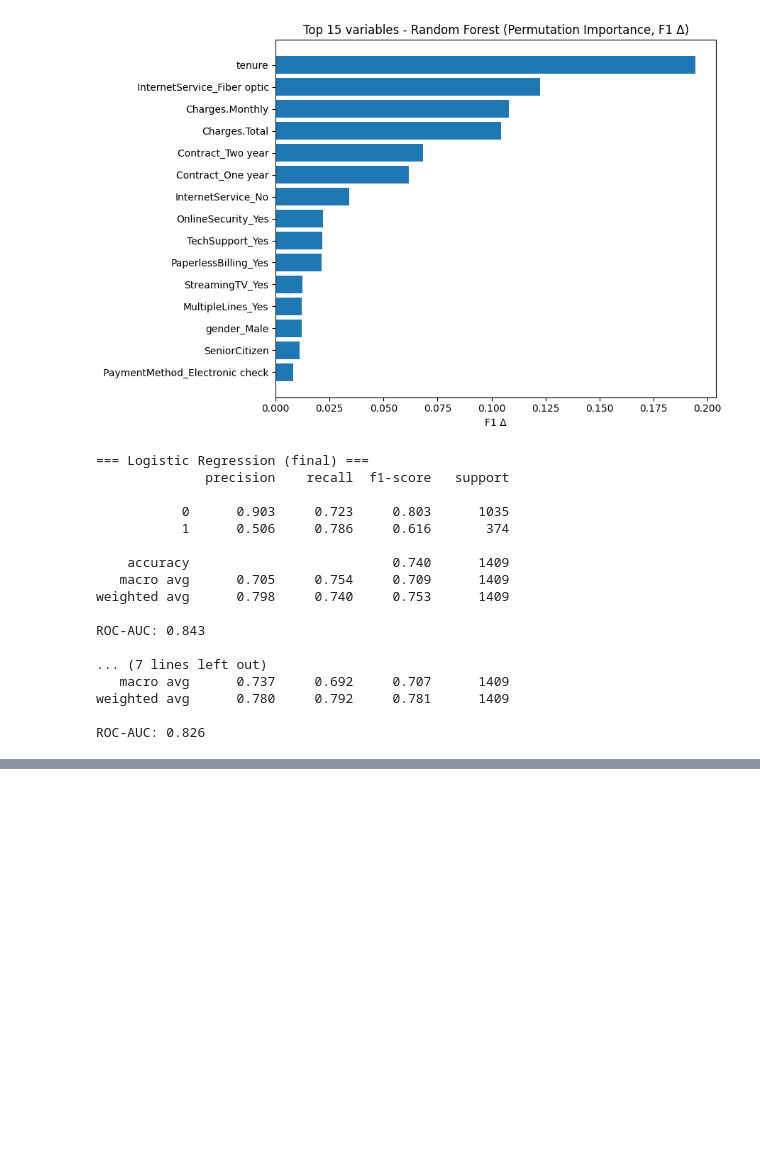
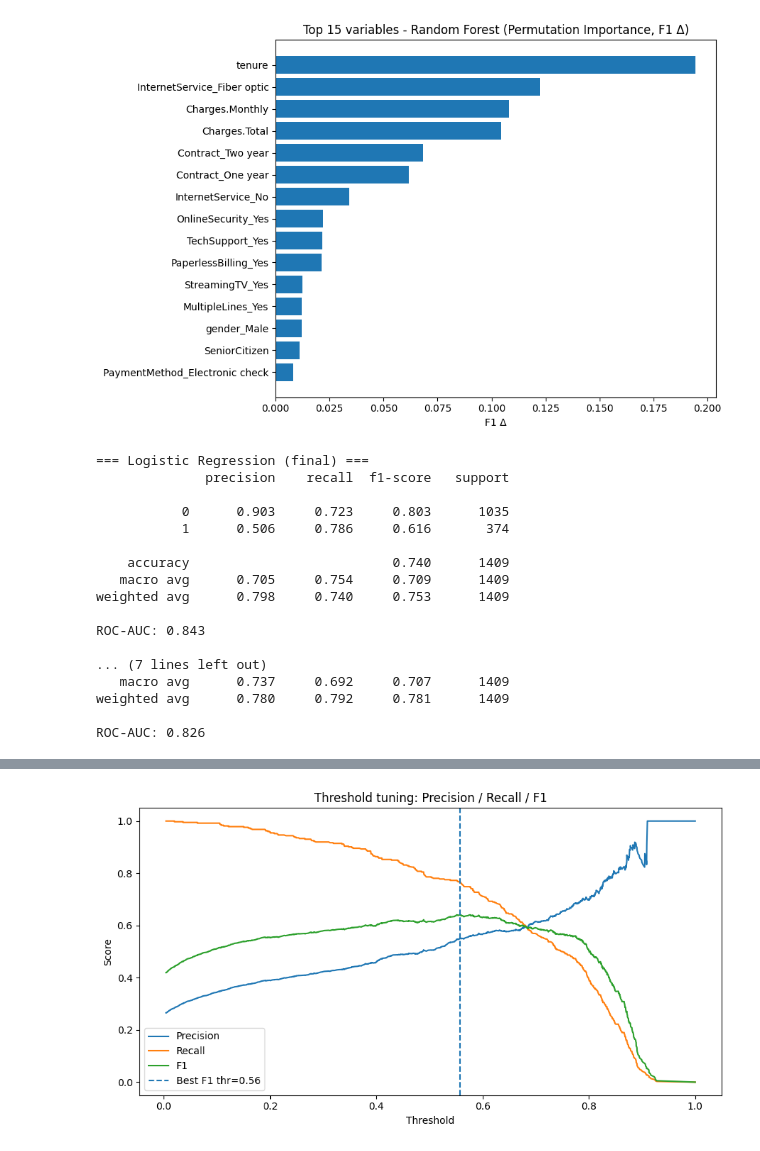
Before and after one commit to sarahouses/proyecto_telecomx2, a Jupyter notebook: Proyecto_telecomx2.ipynb, the cells around one changed output, grey strips where cells are left out. Saved outputs shown, nothing was run; the diff lists cells and outputs as text; code cells hidden in the pictures; blank space fills up the shorter version.

```diff
--- a/Proyecto_telecomx2.ipynb
+++ b/Proyecto_telecomx2.ipynb
@@ -769,3 +817,76 @@ ROC-AUC: 0.843
 weighted avg      0.780     0.792     0.781      1409
 
 ROC-AUC: 0.826
+# %%
+# =====================================================
+# Threshold tuning (ajuste del umbral de decisión)
+# =====================================================
+
+import numpy as np
+import pandas as pd
+import matplotlib.pyplot as plt
+from sklearn.metrics import precision_recall_curve, classification_report, roc_auc_score
+
+# Asegúrate de tener esto ya calculado:
+# y_proba = model_final.predict_proba(X_test_scaled)[:, 1]
+
+precision, recall, thresholds = precision_recall_curve(y_test, y_proba)
+thresholds = np.append(thresholds, 1.0)  # para alinear longitudes
+
+# F1 por threshold (evitar división entre 0)
+f1 = 2 * (precision * recall) / (precision + recall + 1e-9)
+
+df_thr = pd.DataFrame({
+    "threshold": thresholds,
+    "precision": precision,
+    "recall": recall,
+    "f1": f1
+})
+
+# 1) Threshold que maximiza F1
+best_f1_row = df_thr.loc[df_thr["f1"].idxmax()]
+best_f1_thr = float(best_f1_row["threshold"])
+
+print("=== Mejor threshold por F1 ===")
+print(best_f1_row.round(3))
+
+# 2) Threshold para lograr recall mínimo (ajusta este objetivo)
+recall_objetivo = 0.85
+candidatas = df_thr[df_thr["recall"] >= recall_objetivo].copy()
+if len(candidatas) > 0:
+    # elige el de mayor precisión dentro de ese recall
+    row_recall = candidatas.sort_values(["precision","threshold"], ascending=[False, True]).iloc[0]
+    thr_recall = float(row_recall["threshold"])
+    print(f"\n=== Threshold para recall >= {recall_objetivo} (mejor precisión posible) ===")
+    print(row_recall.round(3))
+else:
+    thr_recall = None
+    print(f"\nNo se encontró threshold con recall >= {recall_objetivo}.")
+
+# 3) Top-k: si solo puedes contactar a X% clientes (ej. 20%)
+top_k = 0.20
+thr_topk = float(np.quantile(y_proba, 1 - top_k))
+print(f"\n=== Threshold para contactar ~{int(top_k*100)}% de clientes (top-k riesgo) ===")
+print("threshold:", round(thr_topk, 4))
+
+# --------- Gráfica Precision / Recall / F1 vs threshold ---------
+plt.figure(figsize=(9,5))
+plt.plot(df_thr["threshold"], df_thr["precision"], label="Precision")
+plt.plot(df_thr["threshold"], df_thr["recall"], label="Recall")
+plt.plot(df_thr["threshold"], df_thr["f1"], label="F1")
+plt.axvline(best_f1_thr, linestyle="--", label=f"Best F1 thr={best_f1_thr:.2f}")
+plt.xlabel("Threshold")
+plt.ylabel("Score")
+plt.title("Threshold tuning: Precision / Recall / F1")
+plt.legend()
+plt.tight_layout()
+plt.show()
+
+# --------- Reporte con threshold elegido ---------
+thr_final = best_f1_thr  # puedes cambiarlo por thr_recall o thr_topk
+y_pred_thr = (y_proba >= thr_final).astype(int)
+
+print(f"\n=== Reporte con threshold = {thr_final:.3f} ===")
+print(classification_report(y_test, y_pred_thr, digits=3))
+print("ROC-AUC (no cambia por threshold):", round(roc_auc_score(y_test, y_proba), 3))
+# %% [output]
@@ -771,0 +909 @@ ROC-AUC: 0.826
+[figure, added]
```
Also changed, not shown: parts of 3 cells of this notebook.
